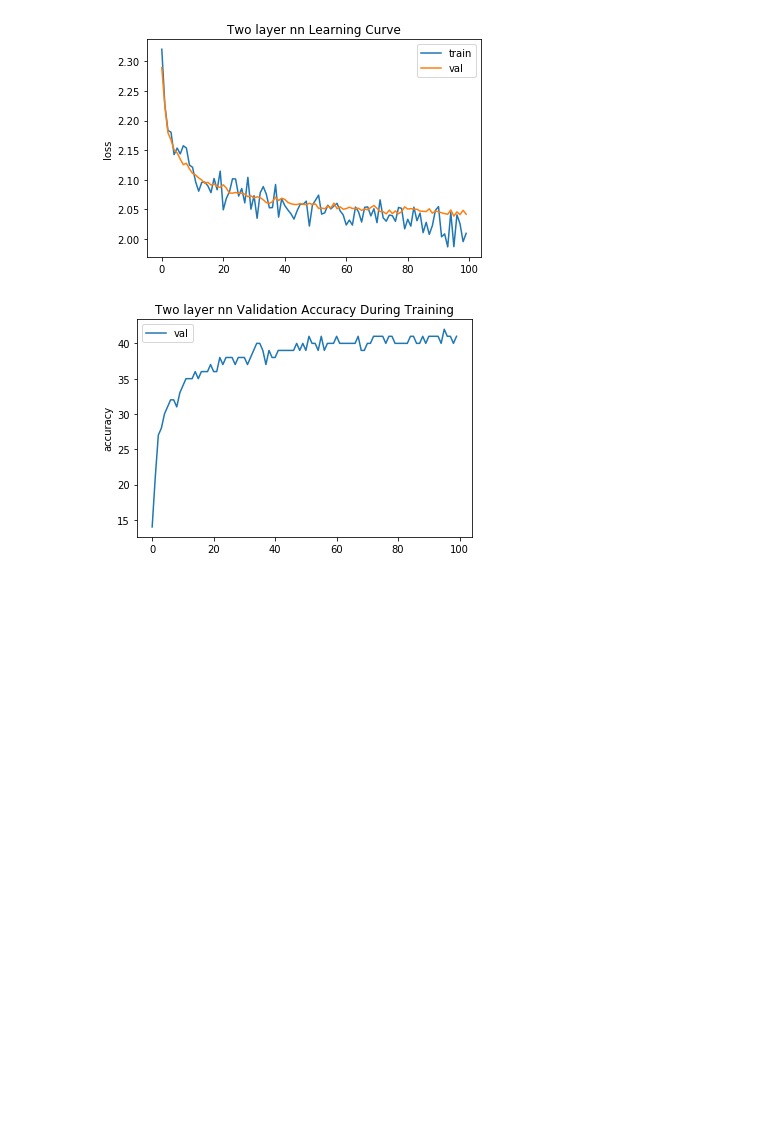
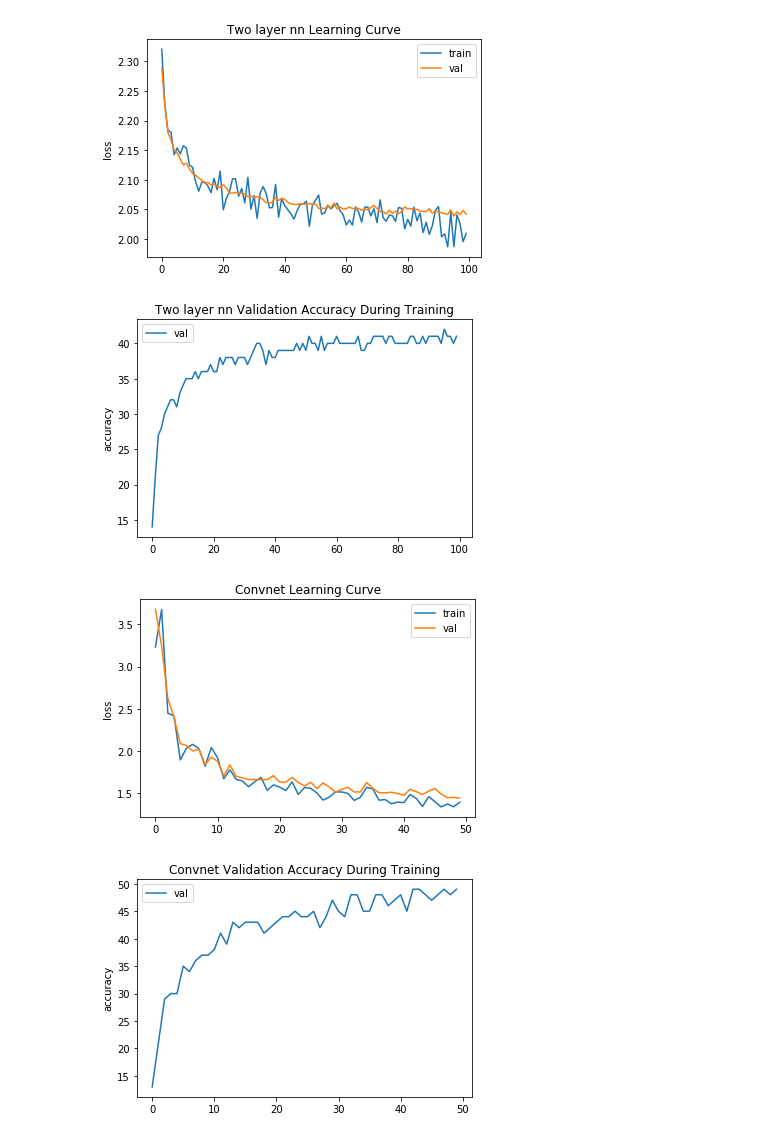
Before and after one commit to sgondala/DL_Fall2019, a Jupyter notebook: HW1/f19cs7643_hw1_starter/assignment/2_pytorch/softmax-classifier.ipynb, the cells around one changed output. Saved outputs shown, nothing was run; the diff lists cells and outputs as text; code cells hidden in the pictures; blank space fills up the shorter version.

Commit message:
Implemented CNN and started to train

```diff
--- a/HW1/f19cs7643_hw1_starter/assignment/2_pytorch/softmax-classifier.ipynb
+++ b/HW1/f19cs7643_hw1_starter/assignment/2_pytorch/softmax-classifier.ipynb
@@ -126,0 +129,42 @@ fig.savefig('twolayernn_lossvstrain.png')
+# %%
+# Parse the train and val losses one line at a time.
+import re
+# regexes to find train and val losses on a line
+float_regex = r'[-+]?(\d+(\.\d*)?|\.\d+)([eE][-+]?\d+)?'
+train_loss_re = re.compile('.*Train Loss: ({})'.format(float_regex))
+val_loss_re = re.compile('.*Val Loss: ({})'.format(float_regex))
+val_acc_re = re.compile('.*Val Acc: ({})'.format(float_regex))
+# extract one loss for each logged iteration
+train_losses = []
+val_losses = []
+val_accs = []
+# NOTE: You may need to change this file name.
+with open('convnet.log', 'r') as f:
+    for line in f:
+        train_match = train_loss_re.match(line)
+        val_match = val_loss_re.match(line)
+        val_acc_match = val_acc_re.match(line)
+        if train_match:
+            train_losses.append(float(train_match.group(1)))
+        if val_match:
+            val_losses.append(float(val_match.group(1)))
+        if val_acc_match:
+            val_accs.append(float(val_acc_match.group(1)))
+# %%
+fig = plt.figure()
+plt.plot(train_losses, label='train')
+plt.plot(val_losses, label='val')
+plt.title('Convnet Learning Curve')
+plt.ylabel('loss')
+plt.legend()
+fig.savefig('convnet_lossvstrain.png')
+
+fig = plt.figure()
+plt.plot(val_accs, label='val')
+plt.title('Convnet Validation Accuracy During Training')
+plt.ylabel('accuracy')
+plt.legend()
+fig.savefig('convnet_lossvstrain.png')
+# %% [output]
+[figure, added]
+[figure, added]
```
Also changed, not shown: parts of 1 cell of this notebook, 10 other files.
